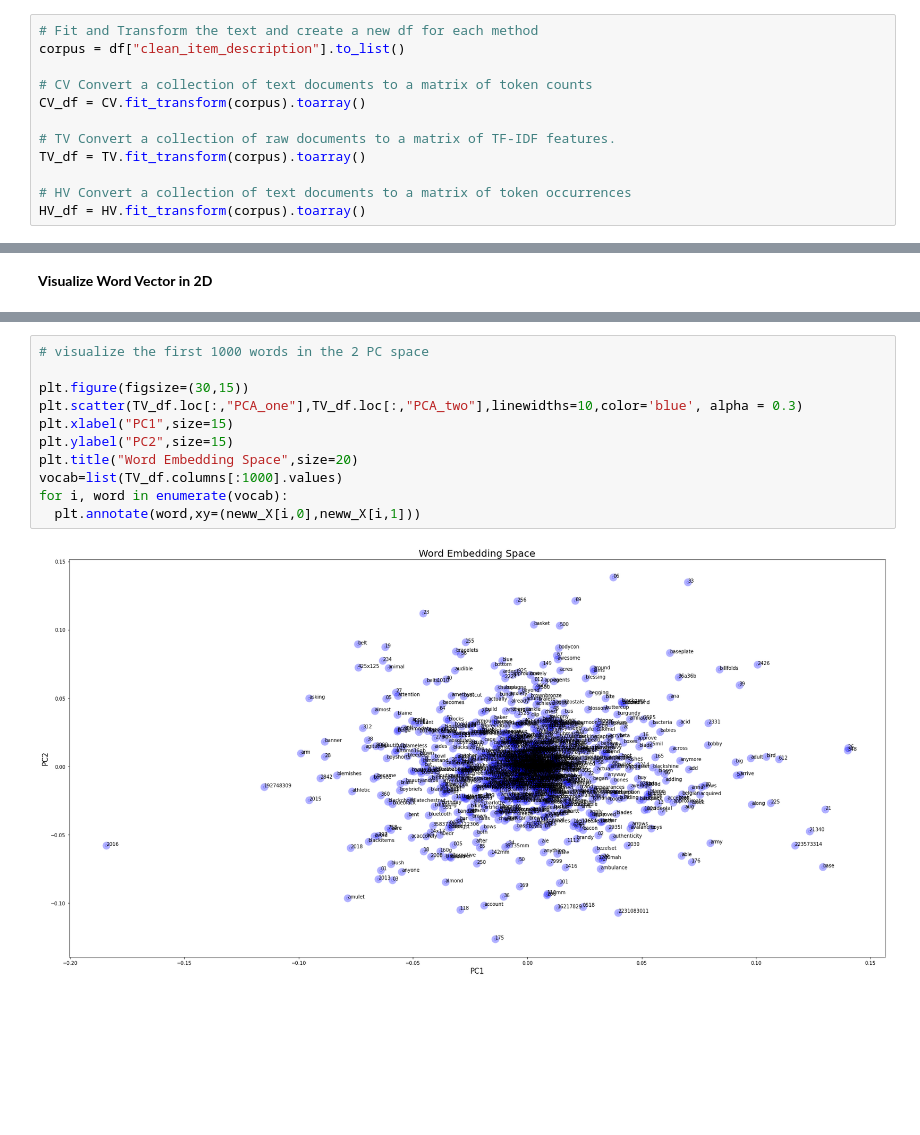
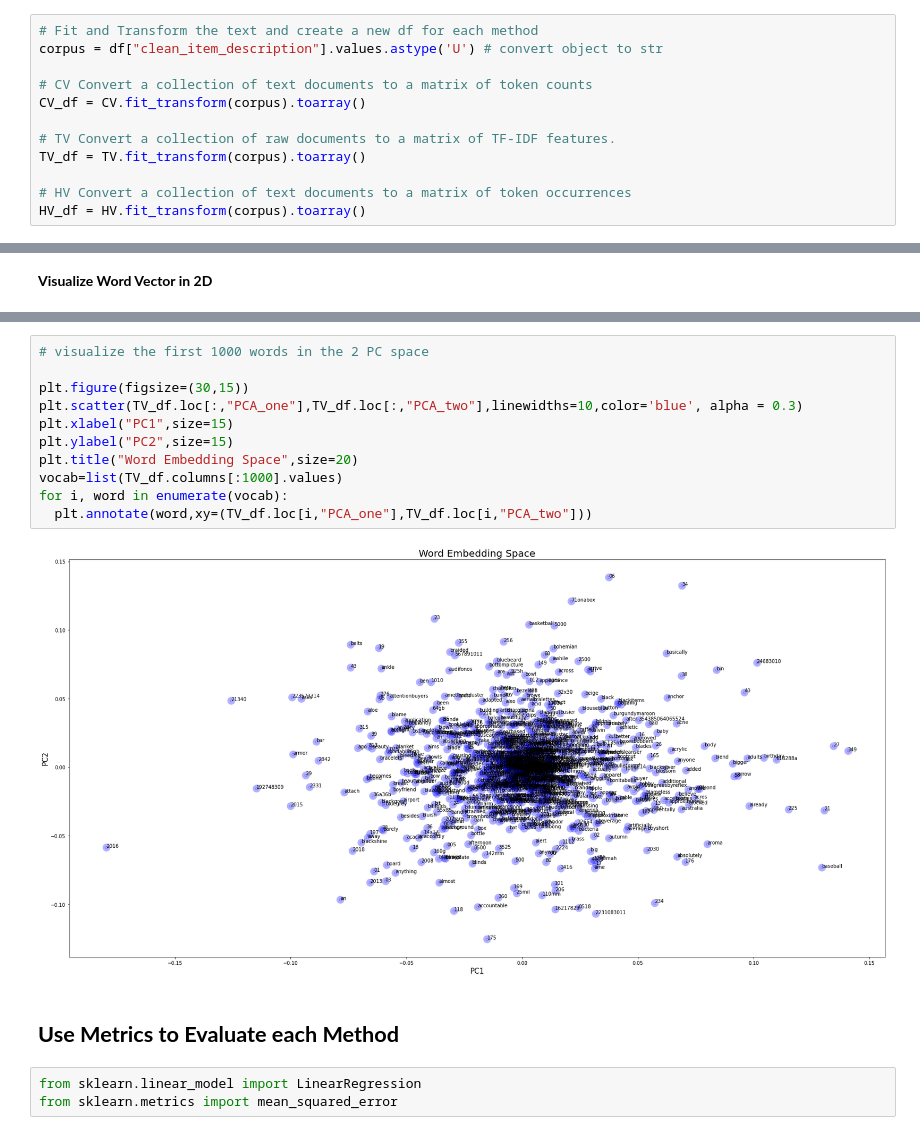
Before and after one commit to DSEI21000-S21/project-product-price-prediction, a Jupyter notebook: experiment/feature_extraction/FeatureExtraction_ItemDescription_E1.ipynb, the cells around one changed output, grey strips where cells are left out. Saved outputs shown, nothing was run; the diff lists cells and outputs as text; blank space fills up the shorter version.

Commit message:
Added Evaluation metrics

```diff
--- a/experiment/feature_extraction/FeatureExtraction_ItemDescription_E1.ipynb
+++ b/experiment/feature_extraction/FeatureExtraction_ItemDescription_E1.ipynb
@@ -150,6 +152,6 @@ HV = HashingVectorizer()
 # %%
 # Fit and Transform the text and create a new df for each method
-corpus = df["clean_item_description"].to_list()
+corpus = df["clean_item_description"].values.astype('U') # convert object to str
 
 # CV Convert a collection of text documents to a matrix of token counts
 CV_df = CV.fit_transform(corpus).toarray()
@@ -226,13 +224,18 @@ plt.show()
 # %%
 # visualize the first 1000 words in the 2 PC space
 
 plt.figure(figsize=(30,15))
 plt.scatter(TV_df.loc[:,"PCA_one"],TV_df.loc[:,"PCA_two"],linewidths=10,color='blue', alpha = 0.3)
 plt.xlabel("PC1",size=15)
 plt.ylabel("PC2",size=15)
 plt.title("Word Embedding Space",size=20)
 vocab=list(TV_df.columns[:1000].values)
 for i, word in enumerate(vocab):
-  plt.annotate(word,xy=(neww_X[i,0],neww_X[i,1]))
+  plt.annotate(word,xy=(TV_df.loc[i,"PCA_one"],TV_df.loc[i,"PCA_two"]))
 # %% [output]
-[figure, old version]
+[figure, new version]
+# %% [markdown]
+## **Use Metrics to Evaluate each Method**
+# %%
+from sklearn.linear_model import LinearRegression
+from sklearn.metrics import mean_squared_error
```
Also changed, not shown: parts of 15 cells of this notebook.
